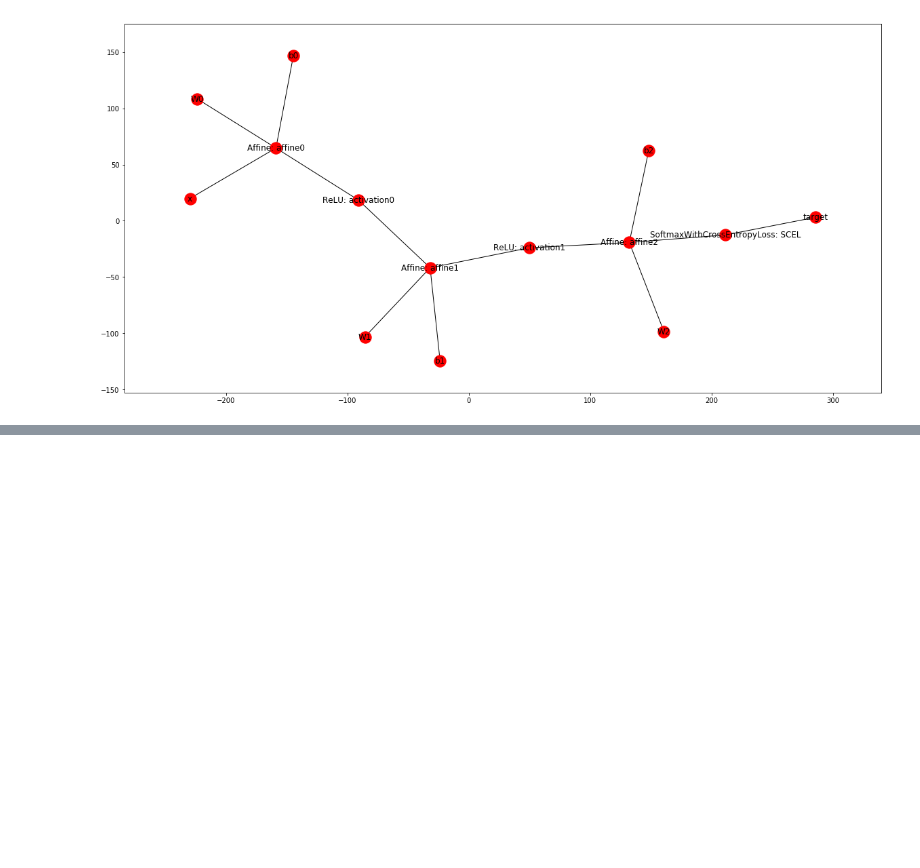
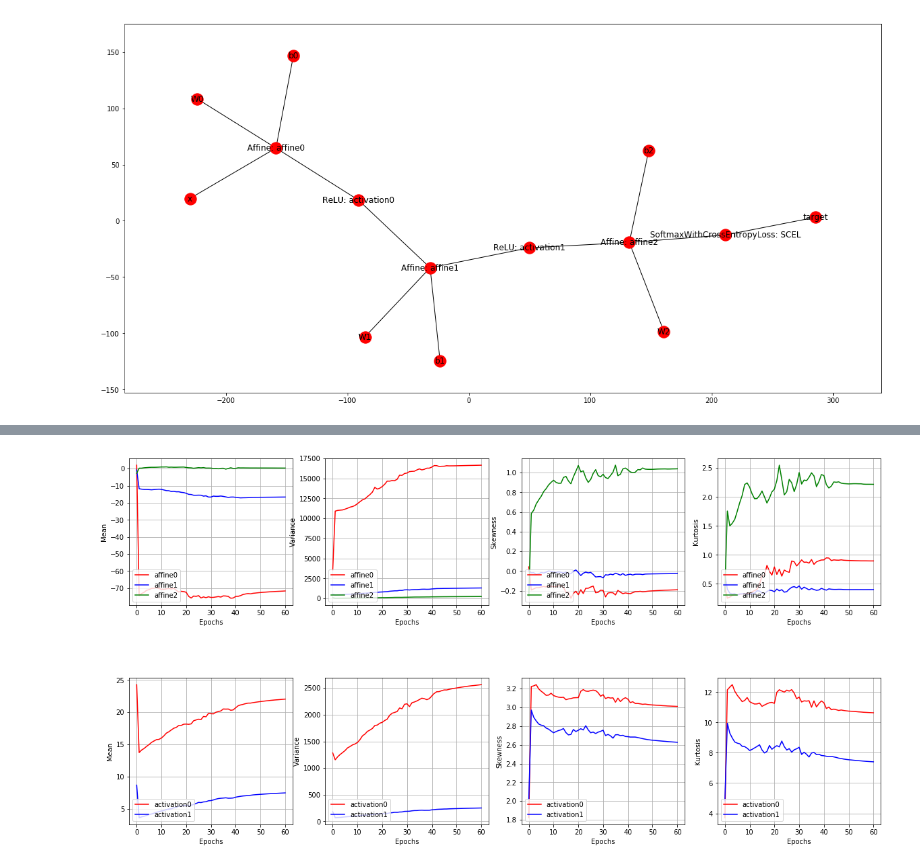
Before and after one commit to linklab/aiclass, a Jupyter notebook: 0.Professor/tensorflux/main/jupyter_notebook/multi_layer_test.ipynb, the cells around one changed output, grey strips where cells are left out. Saved outputs shown, nothing was run; the diff lists cells and outputs as text; code cells hidden in the pictures; blank space fills up the shorter version.

```diff
--- a/0.Professor/tensorflux/main/jupyter_notebook/multi_layer_test.ipynb
+++ b/0.Professor/tensorflux/main/jupyter_notebook/multi_layer_test.ipynb
@@ -103,0 +115,4 @@ n.draw_param_description(figsize=(20, 10))
+# %%
+n.draw_output_description(figsize=(20, 10))
+# %% [output]
+[figure, added]
```
Also changed, not shown: parts of 6 cells of this notebook, 8 other files.
